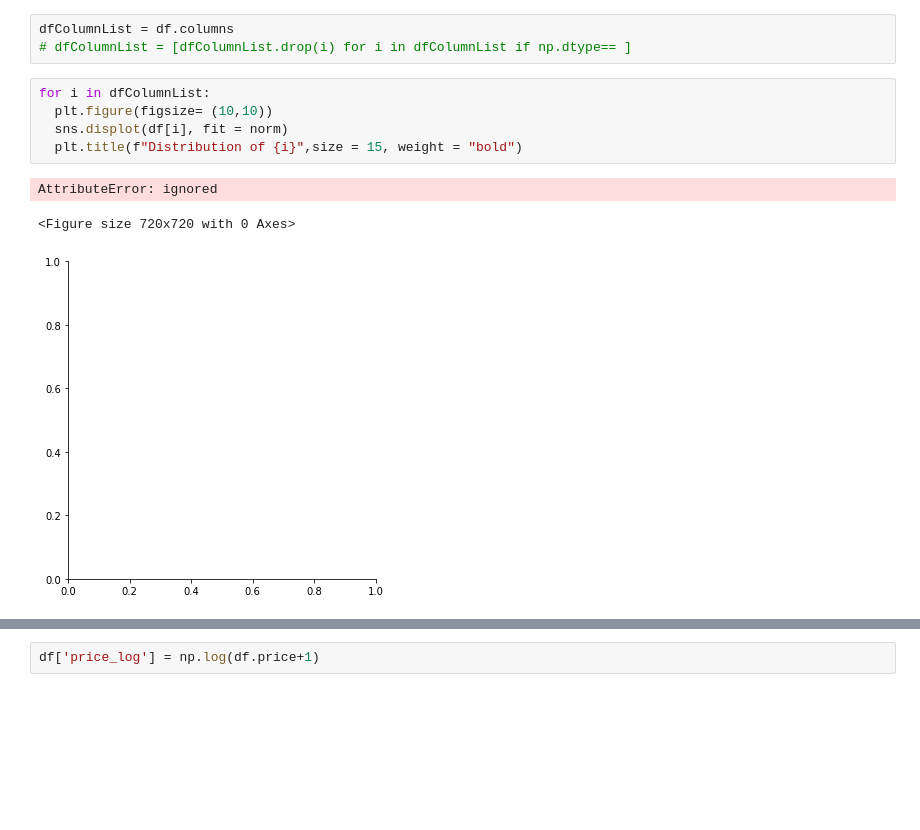
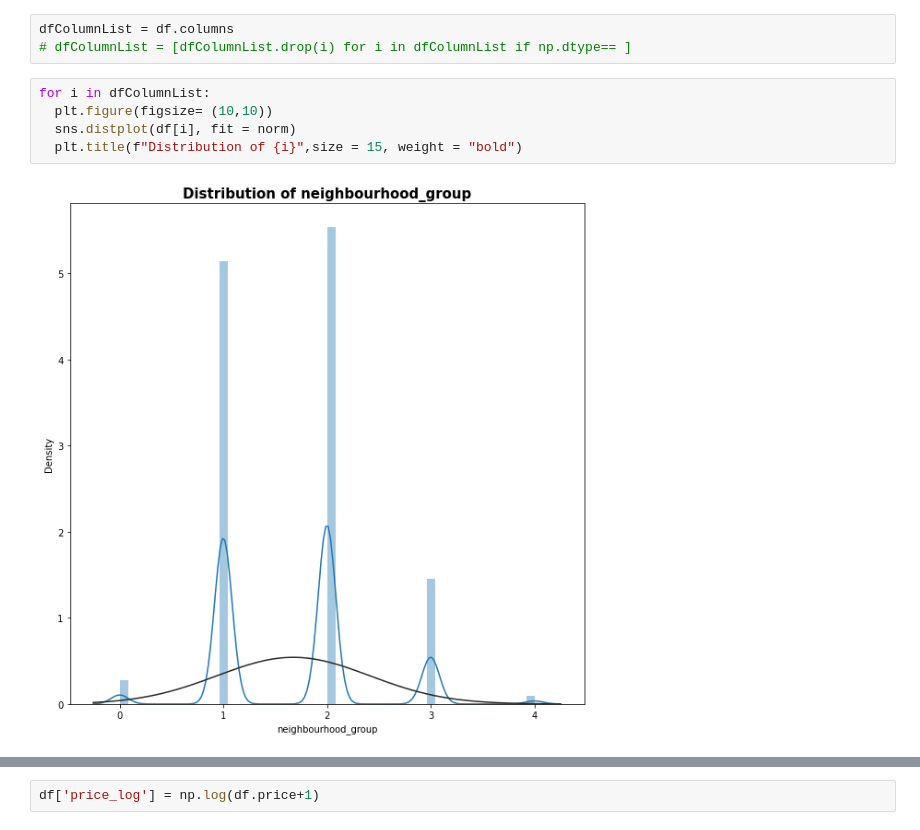
Before and after one commit to midhunmohank/DS, a Jupyter notebook: Notebooks/ML Data Cleaning and Feature Selection.ipynb, the cells around one changed output, grey strips where cells are left out. Cells and saved outputs as stored; diff of their text form; blank space fills up the shorter version.

```diff
--- a/Notebooks/ML Data Cleaning and Feature Selection.ipynb
+++ b/Notebooks/ML Data Cleaning and Feature Selection.ipynb
@@ -170,9 +192,7 @@ dfColumnList = df.columns
 # %%
 for i in dfColumnList:
   plt.figure(figsize= (10,10))
-  sns.displot(df[i], fit = norm)
+  sns.distplot(df[i], fit = norm)
   plt.title(f"Distribution of {i}",size = 15, weight = "bold")
 # %% [output]
-AttributeError: ignored
-<Figure size 720x720 with 0 Axes>
-[figure, old version]
+[figure, new version]
```
Also changed, not shown: parts of 11 cells of this notebook.
